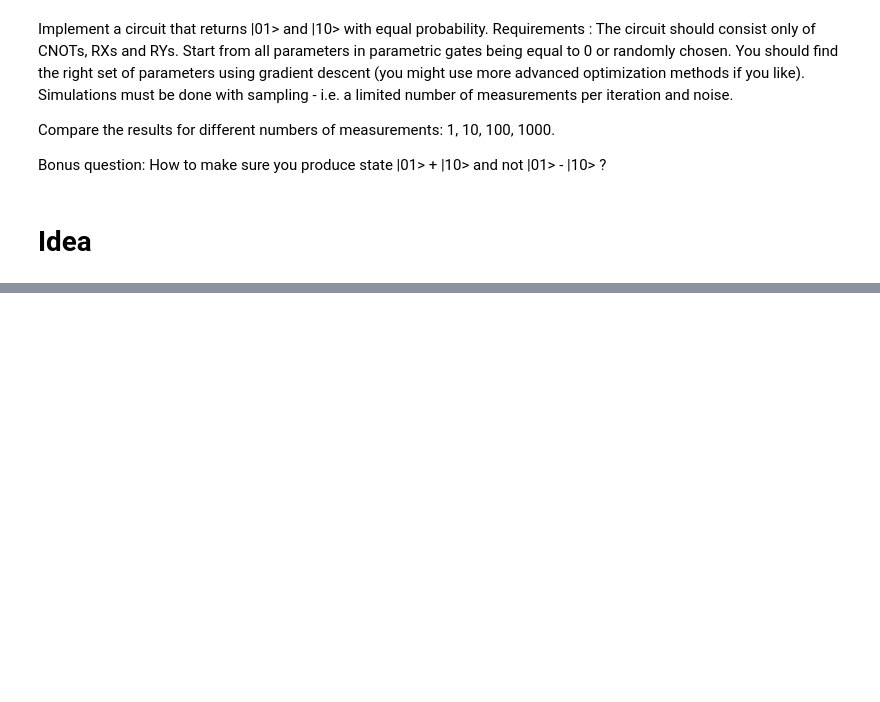
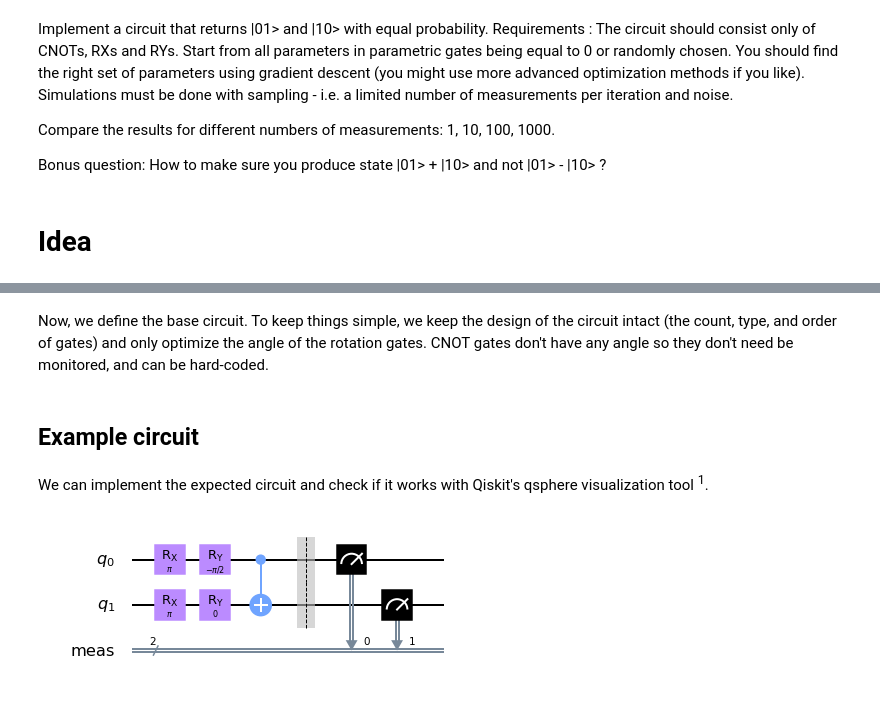
Before and after one commit to harshitgarg22/qosf-screening, a Jupyter notebook: task_2/task_2.ipynb, the cells around one changed output, grey strips where cells are left out. Drawn from its saved outputs; the diff is of its cells as text; code cells hidden in the pictures; blank space fills up the shorter version.

```diff
--- a/task_2/task_2.ipynb
+++ b/task_2/task_2.ipynb
@@ -26,0 +42,30 @@ Note: To further tackle the bonus question, we could potentially penalize the co
+# %% [markdown]
+Now, we define the base circuit. To keep things simple, we keep the design of the circuit intact (the count, type, and order of gates) and only optimize the angle of the rotation gates. CNOT gates don't have any angle so they don't need be monitored, and can be hard-coded.
+# %%
+def base_circuit(q0_thetas, q1_thetas):
+    """This function defines the base circuit to produce the expected state.
+    Args:
+        q0_thetas (list): List of thetas of size 2 for first qubit (zeroth index).
+        q0_thetas (list): List of thetas of size 2 for second qubit (first index)
+
+    Returns:
+        QuantumCircuit: A circuit composed of r_x, r_y, and cx gates.
+    """
+    qc = QuantumCircuit(2)
+    qc.rx(q0_thetas[0],0)
+    qc.rx(q1_thetas[0],1)
+    qc.ry(q0_thetas[1],0)
+    qc.ry(q1_thetas[1],1)
+    qc.cx(0,1)
+    qc.measure_all()
+
+    return qc
+# %% [markdown]
+## Example circuit
+# %% [markdown]
+We can implement the expected circuit and check if it works with Qiskit's qsphere visualization tool <sup>1</sup>.
+# %%
+qc = base_circuit([pi, -pi/2], [pi, 0])
+qc.draw('mpl')
+# %% [output]
+[figure, added]
```
Also changed, not shown: parts of 51 cells of this notebook, 1 other file.
